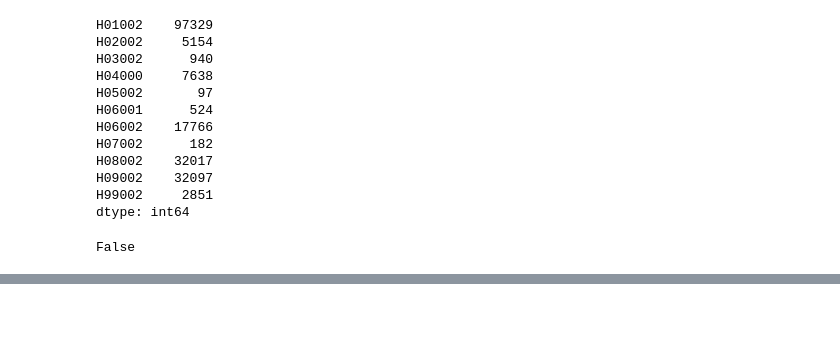
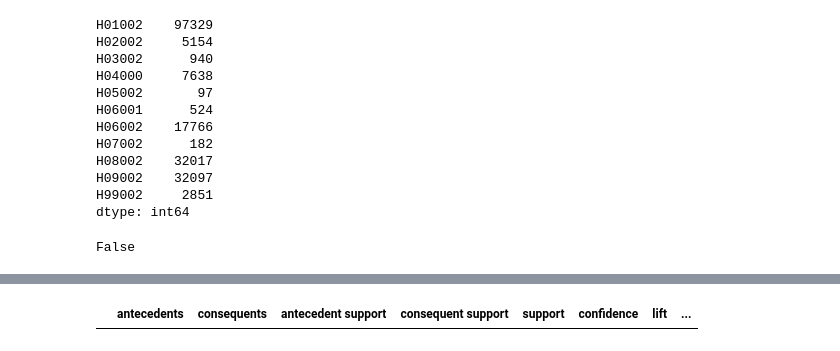
Before and after one commit to SamuelLipovetsky/mda_project, a Jupyter notebook: ItemsetMining.ipynb, the cells around one changed output, grey strips where cells are left out. Cells and saved outputs as stored; diff of their text form; code cells hidden in the pictures; blank space fills up the shorter version.

Commit message:
FPMax

```diff
--- a/ItemsetMining.ipynb
+++ b/ItemsetMining.ipynb
@@ -402,0 +395,8 @@ aprioriItemsets.sort_values(by='support',ascending=False)
+# %%
+FPmaxItemsets = fpmax(concat_dfs, min_support=0.1, use_colnames=True)
+rules = association_rules(FPmaxItemsets,metric="lift",support_only=True,min_threshold=1.0)
+rules.sort_values(by='lift',ascending=False).reset_index(drop=True)
+# %%
+rules
+# %% [output]
+|  | antecedents | consequents | antecedent support | consequent support | support | confidence | lift | ... |
```
Also changed, not shown: parts of 7 cells of this notebook.
